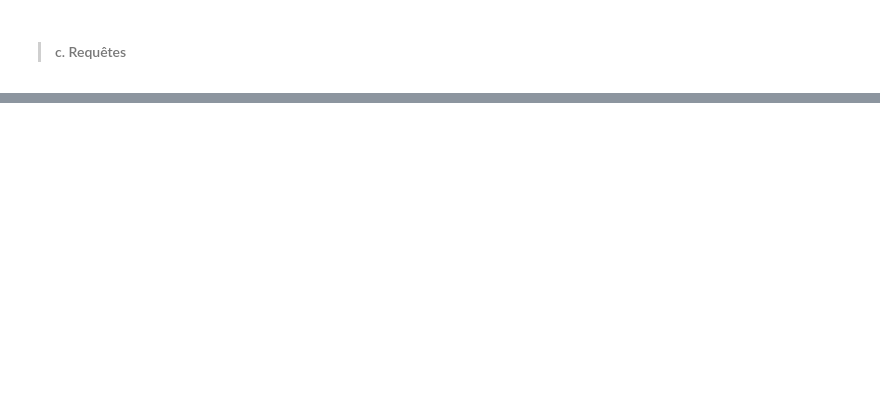
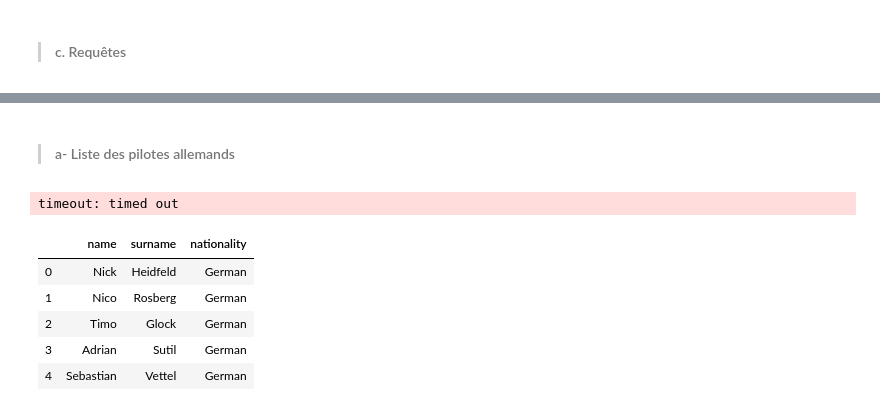
Before and after one commit to sow-ibrahima/OrientDB_VS_Neo4J, a Jupyter notebook: Main_notebook.ipynb, the cells around one changed output, grey strips where cells are left out. Saved outputs shown, nothing was run; the diff lists cells and outputs as text; code cells hidden in the pictures; blank space fills up the shorter version.

```diff
--- a/Main_notebook.ipynb
+++ b/Main_notebook.ipynb
@@ -781,9 +805,0 @@ NameError: name 'end2' is not defined
-# %%
-# 3) Tous les pilotes allemands # ok
-query_res = graph_db.run("MATCH (d:drivers) WHERE d.nationality= '\"German\"' RETURN d.name, d.surname").data()
-df = pd.DataFrame(query_res)
-df.columns = ('name', "surname")
-df.head()
-df["name"] = df["name"].str.replace(r"[\"]"," ")
-df["surname"] = df["surname"].str.replace(r"[\"]"," ")
-df.head()
@@ -817,0 +829,41 @@ SELECT expand(path) FROM (
+# %% [markdown]
+  > #### a- Liste des pilotes allemands
+# %%
+start3 = tm.time()
+
+german_pilots = client.command("SELECT forename, surname, nationality FROM Drivers WHERE nationality='German'")
+pilots_list = []
+values_dict = []
+keys_dict = []
+
+for i in range(len(german_pilots)):
+    pilots_list.append(german_pilots[i].__dict__)
+    values_dict.append(list(pilots_list[i]["_OrientRecord__o_storage"].values()))
+    df = pd.DataFrame(values_dict)
+
+keys_dict = list(pilots_list[1]["_OrientRecord__o_storage"].keys())
+df.columns = keys_dict
+end3 = tm.time()
+df.sort_values('surname')
+df.head()
+# %% [output]
+timeout: timed out
+# %%
+start4 = tm.time()
+query_res = graph_db.run("MATCH (d:drivers) WHERE d.nationality= '\"German\"' RETURN d.name, d.surname, d.nationality").data()
+df = pd.DataFrame(query_res)
+df.columns = ('name', "surname", "nationality")
+df.head()
+df["name"] = df["name"].str.replace(r"[\"]"," ")
+df["surname"] = df["surname"].str.replace(r"[\"]"," ")
+df["nationality"] = df["nationality"].str.replace(r"[\"]"," ")
+end4 = tm.time()
+df.sort_values('surname')
+df.head()
+# %% [output]
+|  | name | surname | nationality |
+| 0 | Nick | Heidfeld | German |
+| 1 | Nico | Rosberg | German |
+| 2 | Timo | Glock | German |
+| 3 | Adrian | Sutil | German |
+| 4 | Sebastian | Vettel | German |
```
Also changed, not shown: parts of 178 cells of this notebook.
